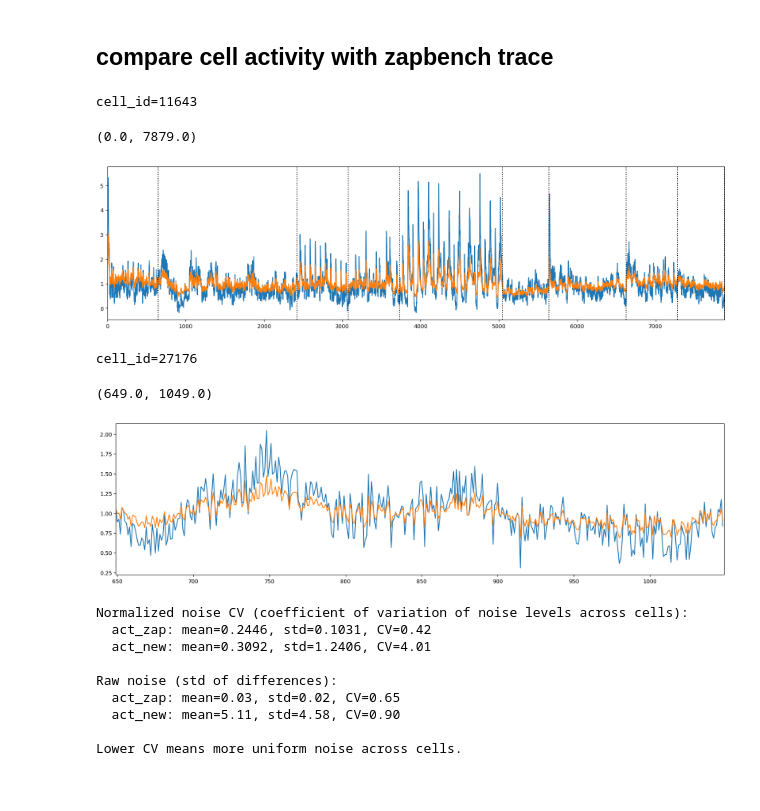
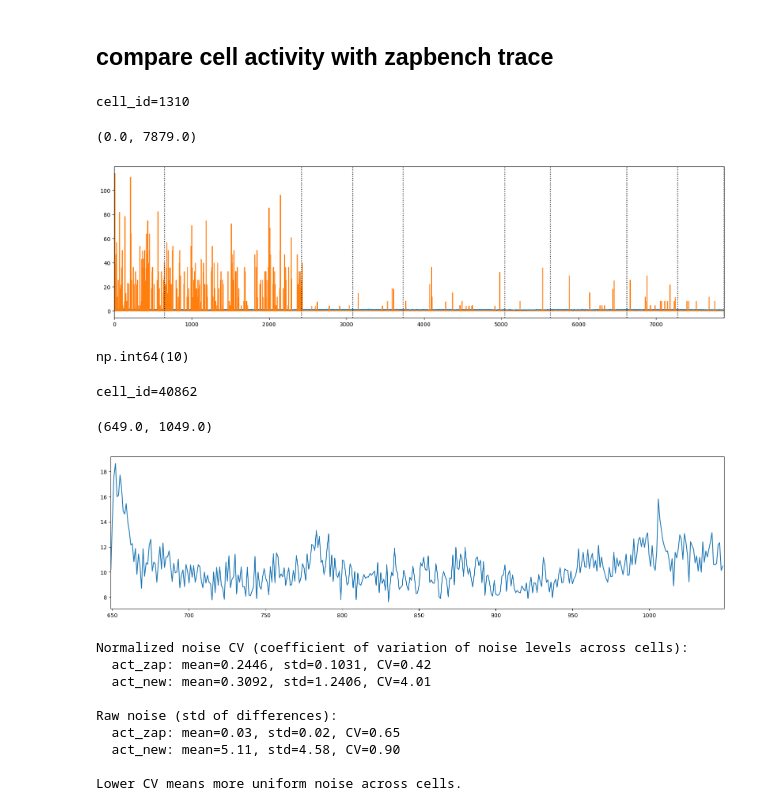
Before and after one commit to vijk777/zapbench, a Jupyter notebook: processing/query_raw_fluorescence_data.ipynb, the cells around one changed output. Saved outputs shown, nothing was run; the diff lists cells and outputs as text; code cells hidden in the pictures.

```diff
--- a/processing/query_raw_fluorescence_data.ipynb
+++ b/processing/query_raw_fluorescence_data.ipynb
@@ -33,20 +33,24 @@ act_zap = ds.read().result()
 # %%
 from zapbench.constants import CONDITION_OFFSETS
 # %%
-cell_id = np.random.randint(71721)
+cell_id = 1310 #np.random.randint(71721)
 print(f"{cell_id=}")
 
 plt.figure(figsize=(20, 5))
 plt.plot(act_zap[:, cell_id] / act_zap[:, cell_id].mean())
 plt.plot(act_new[cell_id, :] / act_new[cell_id, :].mean())
 for i in CONDITION_OFFSETS:
   plt.axvline(i, color="k", ls="dotted")
 
 plt.xlim(0, 7879)
 # %% [output]
-cell_id=11643
+cell_id=1310
 (0.0, 7879.0)
-[figure, old version]
+[figure, new version]
+# %%
+np.argmax(act_new[cell_id])
+# %% [output]
+np.int64(10)
 # %%
 cell_id = np.random.randint(71721)
 print(f"{cell_id=}")
@@ -57,16 +61,16 @@ print(f"{cell_id=}")
 tmin, tmax = CONDITION_OFFSETS[1], CONDITION_OFFSETS[1]+400
 
 plt.figure(figsize=(20, 5))
-plt.plot(np.arange(tmin, tmax), act_zap[tmin:tmax, cell_id] / act_zap[tmin:tmax, cell_id].mean())
-plt.plot(np.arange(tmin, tmax), act_new[cell_id, tmin:tmax] / act_new[cell_id, tmin:tmax].mean())
+# plt.plot(np.arange(tmin, tmax), act_zap[tmin:tmax, cell_id] / act_zap[tmin:tmax, cell_id].mean())
+plt.plot(np.arange(tmin, tmax), act_new[cell_id, tmin:tmax] )#/ act_new[cell_id, tmin:tmax].mean())
 # for i in CONDITION_OFFSETS:
 #   plt.axvline(i, color="k", ls="dotted")
 
 plt.xlim(tmin, tmax)
 # %% [output]
-cell_id=27176
+cell_id=40862
 (649.0, 1049.0)
-[figure, old version]
+[figure, new version]
 # %%
 # Compare high-frequency noise levels between act_zap and act_new
 # High-frequency noise estimated via first-order differences (approximates derivative)
```
Also changed, not shown: parts of 3 cells of this notebook, 3 other files.
